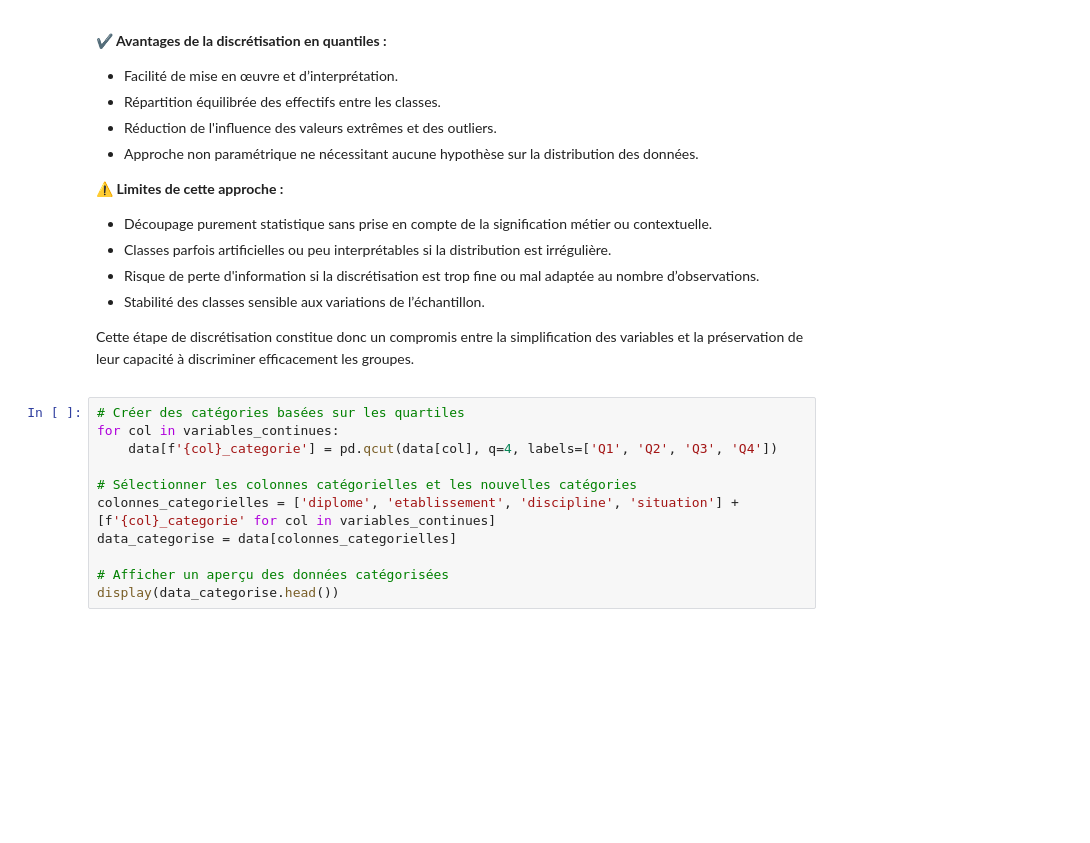
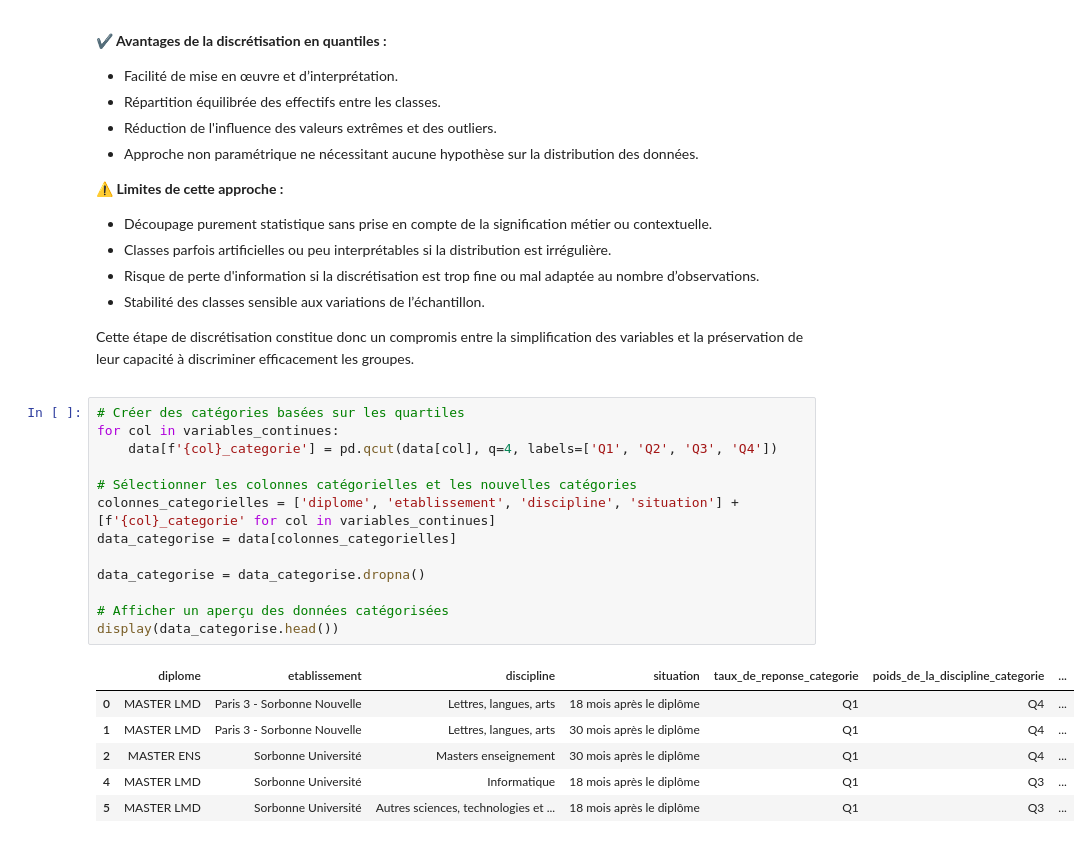
Before and after one commit to aduayom/afd-universites-france, a Jupyter notebook: main.ipynb, the cells around one changed output. Drawn from its saved outputs; the diff is of its cells as text; blank space fills up the shorter version.

```diff
--- a/main.ipynb
+++ b/main.ipynb
@@ -185,11 +185,20 @@ Cette étape de discrétisation constitue donc un compromis entre la simplificat
 # %%
 # Créer des catégories basées sur les quartiles
 for col in variables_continues:
     data[f'{col}_categorie'] = pd.qcut(data[col], q=4, labels=['Q1', 'Q2', 'Q3', 'Q4'])
 
 # Sélectionner les colonnes catégorielles et les nouvelles catégories
 colonnes_categorielles = ['diplome', 'etablissement', 'discipline', 'situation'] + [f'{col}_categorie' for col in variables_continues]
 data_categorise = data[colonnes_categorielles]
 
+data_categorise = data_categorise.dropna()
+
 # Afficher un aperçu des données catégorisées
 display(data_categorise.head())
+# %% [output]
+|  | diplome | etablissement | discipline | situation | taux_de_reponse_categorie | poids_de_la_discipline_categorie | ... |
+| 0 | MASTER LMD | Paris 3 - Sorbonne Nouvelle | Lettres, langues, arts | 18 mois après le diplôme | Q1 | Q4 | ... |
+| 1 | MASTER LMD | Paris 3 - Sorbonne Nouvelle | Lettres, langues, arts | 30 mois après le diplôme | Q1 | Q4 | ... |
+| 2 | MASTER ENS | Sorbonne Université | Masters enseignement | 30 mois après le diplôme | Q1 | Q4 | ... |
+| 4 | MASTER LMD | Sorbonne Université | Informatique | 18 mois après le diplôme | Q1 | Q3 | ... |
+| 5 | MASTER LMD | Sorbonne Université | Autres sciences, technologies et ... | 18 mois après le diplôme | Q1 | Q3 | ... |
```
Also changed, not shown: parts of 4 cells of this notebook.
